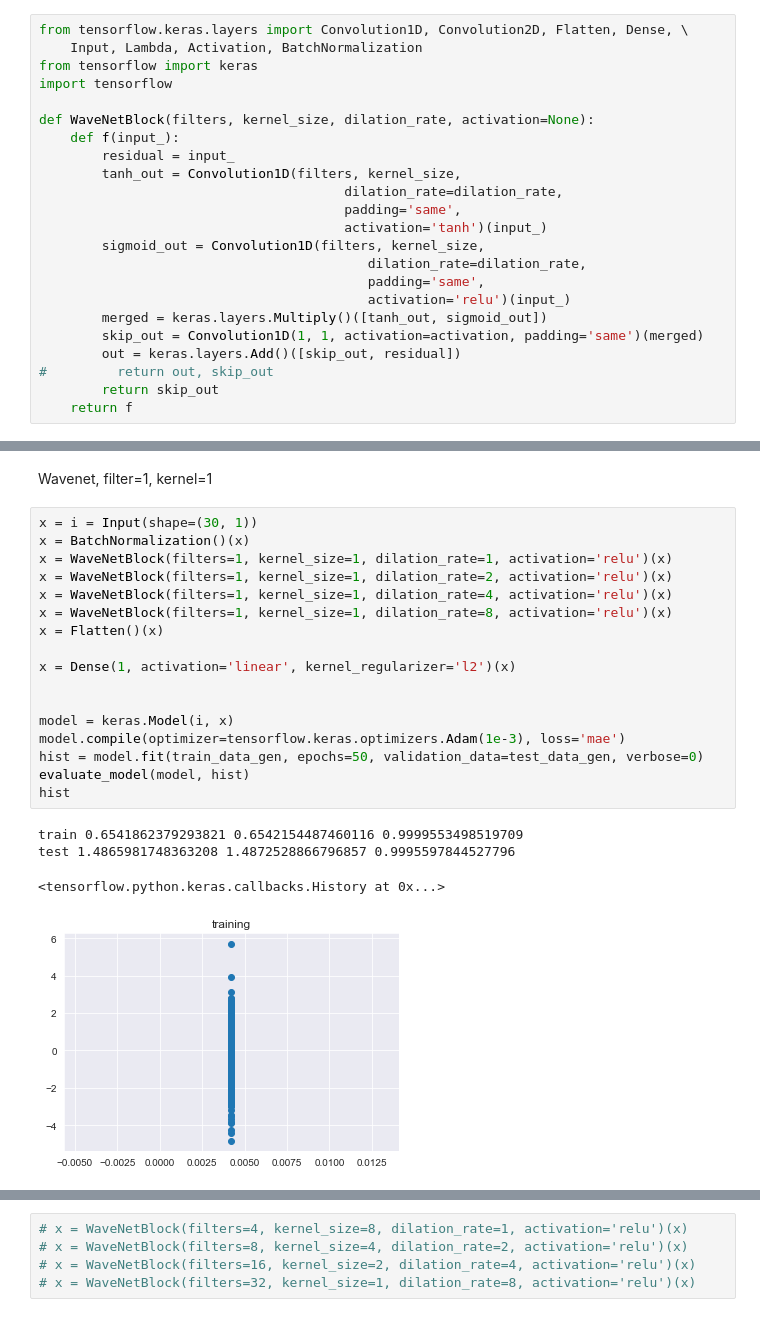
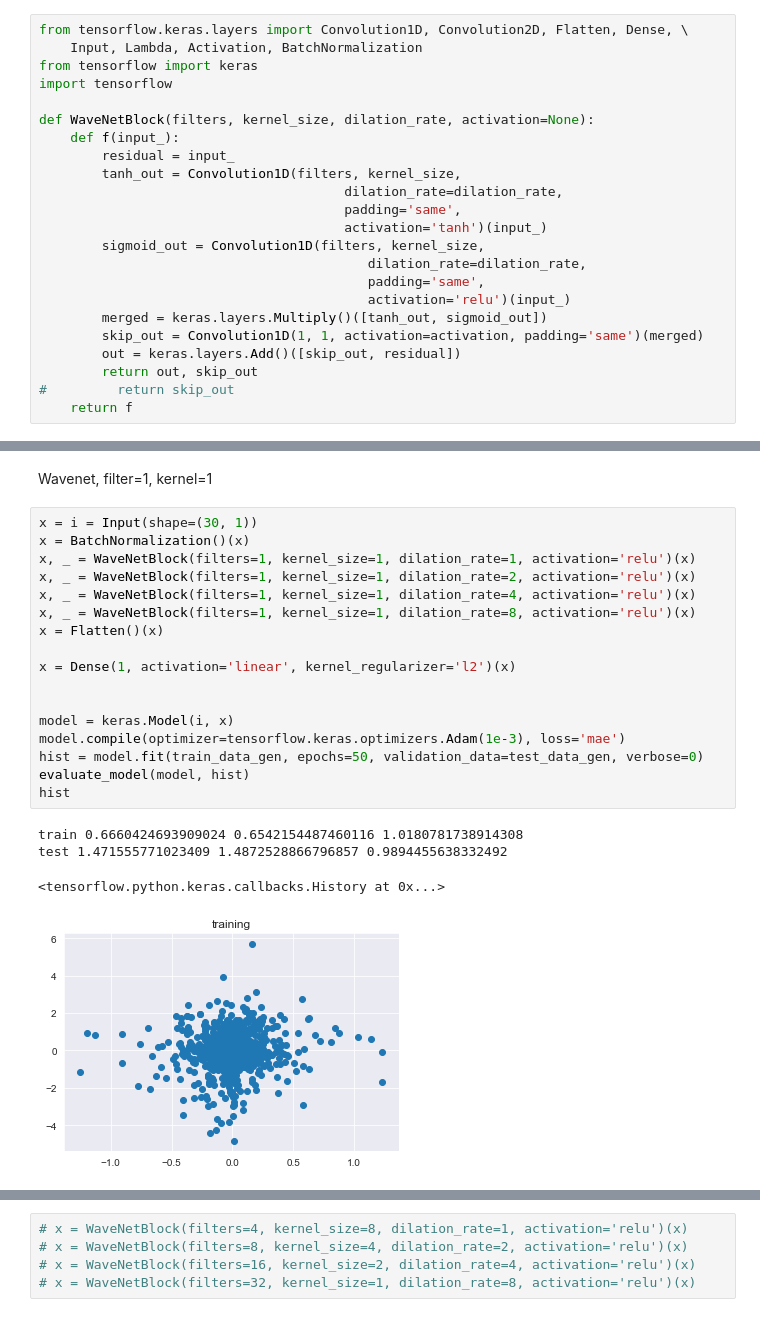
Before and after one commit to navin9292/Google_Wavenet-_Model, a Jupyter notebook: wavenet.ipynb, the cells around one changed output, grey strips where cells are left out. Saved outputs shown, nothing was run; the diff lists cells and outputs as text.

```diff
--- a/wavenet.ipynb
+++ b/wavenet.ipynb
@@ -54,8 +54,8 @@ def WaveNetBlock(filters, kernel_size, dilation_rate, activation=None):
         merged = keras.layers.Multiply()([tanh_out, sigmoid_out])
         skip_out = Convolution1D(1, 1, activation=activation, padding='same')(merged)
         out = keras.layers.Add()([skip_out, residual])
-#         return out, skip_out
-        return skip_out
+        return out, skip_out
+#         return skip_out
     return f
 # %%
 def evaluate_model(model, hist):
@@ -102,22 +102,22 @@ Wavenet, filter=1, kernel=1
 # %%
 x = i = Input(shape=(30, 1))
 x = BatchNormalization()(x)
-x = WaveNetBlock(filters=1, kernel_size=1, dilation_rate=1, activation='relu')(x)
-x = WaveNetBlock(filters=1, kernel_size=1, dilation_rate=2, activation='relu')(x)
-x = WaveNetBlock(filters=1, kernel_size=1, dilation_rate=4, activation='relu')(x)
-x = WaveNetBlock(filters=1, kernel_size=1, dilation_rate=8, activation='relu')(x)
+x, _ = WaveNetBlock(filters=1, kernel_size=1, dilation_rate=1, activation='relu')(x)
+x, _ = WaveNetBlock(filters=1, kernel_size=1, dilation_rate=2, activation='relu')(x)
+x, _ = WaveNetBlock(filters=1, kernel_size=1, dilation_rate=4, activation='relu')(x)
+x, _ = WaveNetBlock(filters=1, kernel_size=1, dilation_rate=8, activation='relu')(x)
 x = Flatten()(x)
 
 x = Dense(1, activation='linear', kernel_regularizer='l2')(x)
 
 
 model = keras.Model(i, x)
 model.compile(optimizer=tensorflow.keras.optimizers.Adam(1e-3), loss='mae')
 hist = model.fit(train_data_gen, epochs=50, validation_data=test_data_gen, verbose=0)
 evaluate_model(model, hist)
 hist
 # %% [output]
-train 0.6541862379293821 0.6542154487460116 0.9999553498519709
-test 1.4865981748363208 1.4872528866796857 0.9995597844527796
+train 0.6660424693909024 0.6542154487460116 1.0180781738914308
+test 1.471555771023409 1.4872528866796857 0.9894455638332492
 <tensorflow.python.keras.callbacks.History at 0x...>
-[figure, old version]
+[figure, new version]
```
Also changed, not shown: parts of 3 cells of this notebook.
